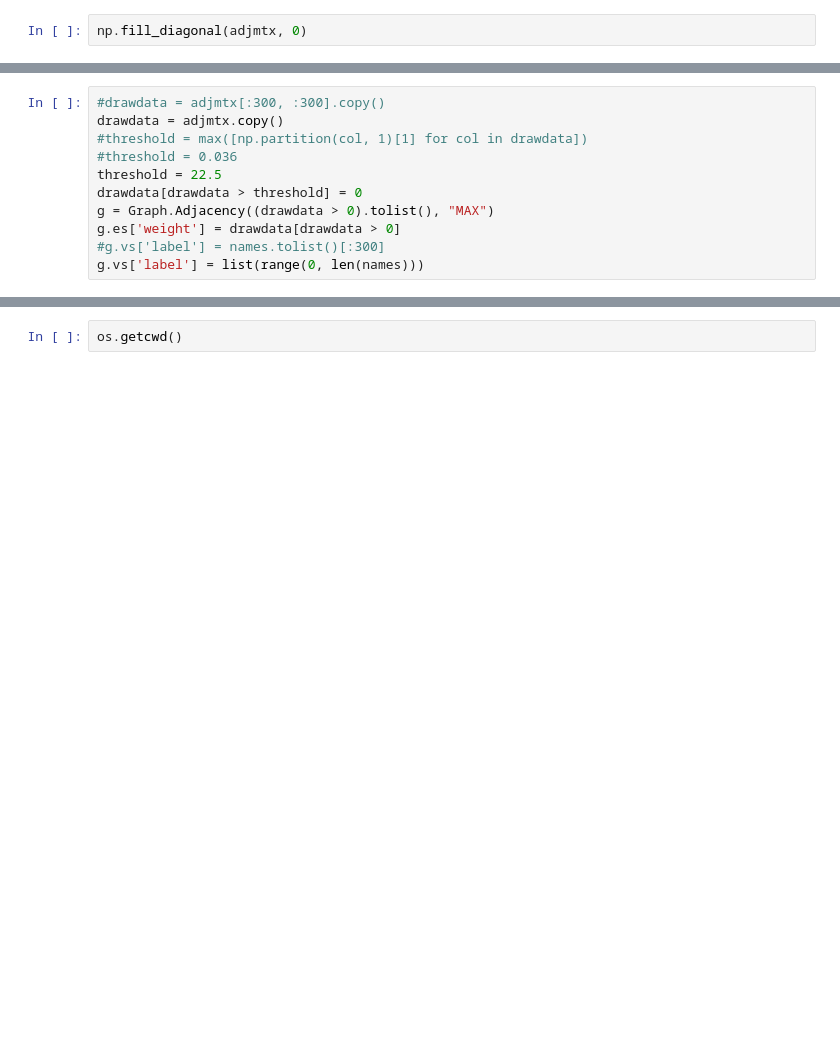
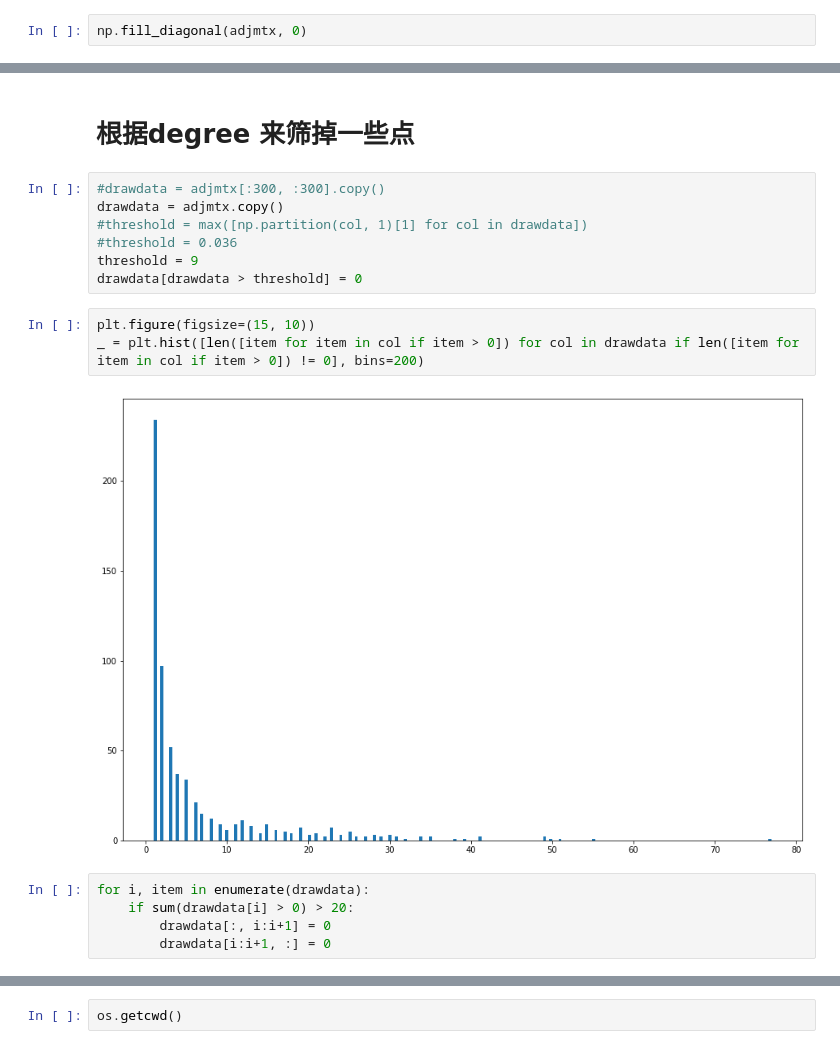
Before and after one commit to Langford-tang/University-Logo-Deep-Learning-Community-Detection, a Jupyter notebook: src/China-Sample-3d.ipynb, the cells around one changed output, grey strips where cells are left out. Drawn from its saved outputs; the diff is of its cells as text; blank space fills up the shorter version.

```diff
--- a/src/China-Sample-3d.ipynb
+++ b/src/China-Sample-3d.ipynb
@@ -63,11 +63,19 @@ _ = plt.hist(adjmtxflat, bins=200)
+# %% [markdown]
+# 根据degree 来筛掉一些点
 # %%
 #drawdata = adjmtx[:300, :300].copy()
 drawdata = adjmtx.copy()
 #threshold = max([np.partition(col, 1)[1] for col in drawdata])
 #threshold = 0.036
-threshold = 22.5
+threshold = 9
 drawdata[drawdata > threshold] = 0
-g = Graph.Adjacency((drawdata > 0).tolist(), "MAX")
-g.es['weight'] = drawdata[drawdata > 0]
-#g.vs['label'] = names.tolist()[:300]
-g.vs['label'] = list(range(0, len(names)))
+# %%
+plt.figure(figsize=(15, 10))
+_ = plt.hist([len([item for item in col if item > 0]) for col in drawdata if len([item for item in col if item > 0]) != 0], bins=200)
+# %% [output]
+[figure, added]
+# %%
+for i, item in enumerate(drawdata):
+    if sum(drawdata[i] > 0) > 20:
+        drawdata[:, i:i+1] = 0
+        drawdata[i:i+1, :] = 0
```
Also changed, not shown: parts of 31 cells of this notebook.
